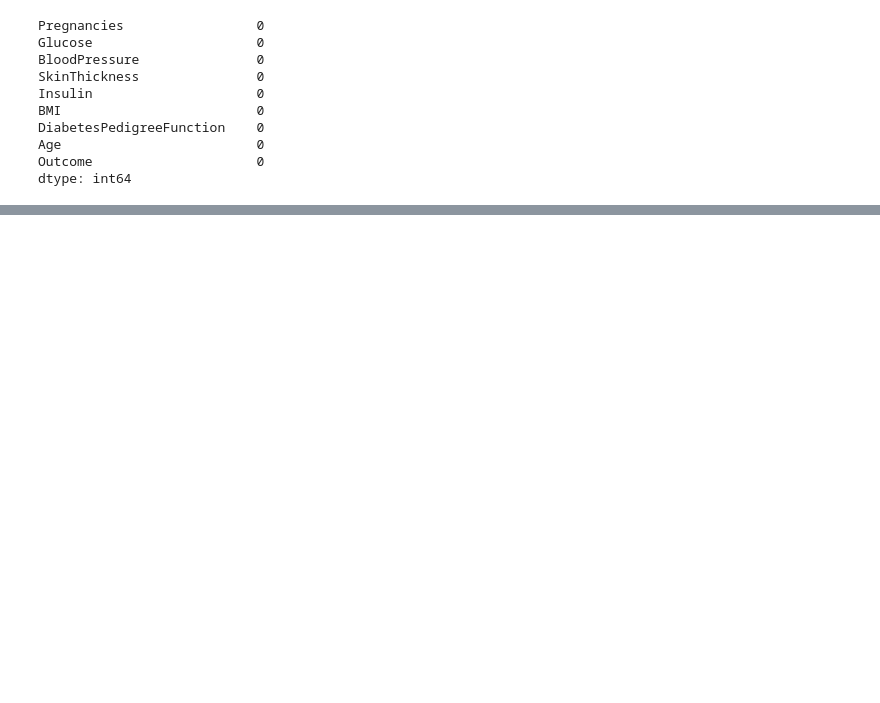
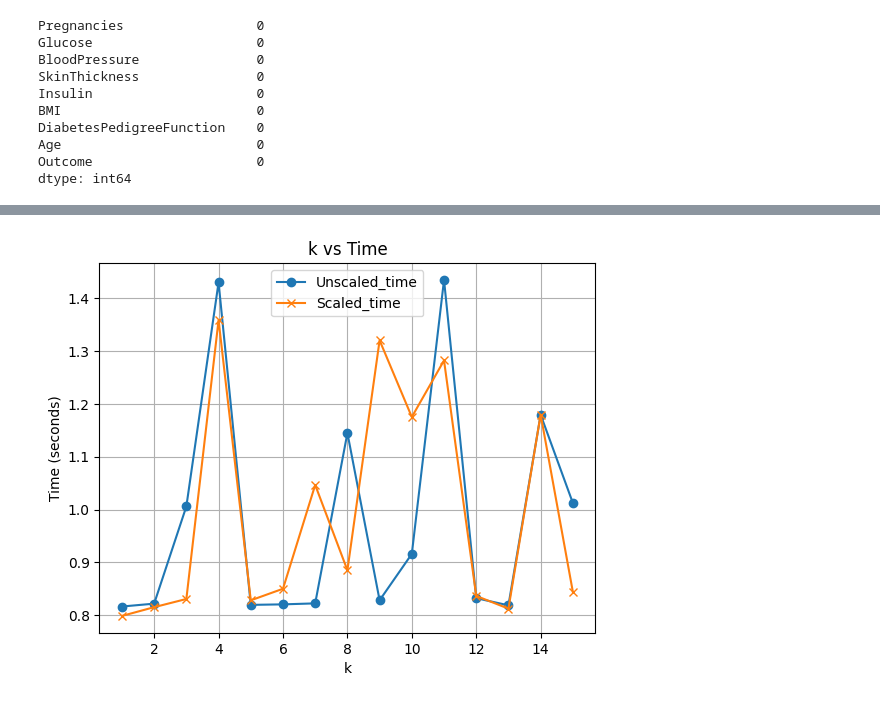
Before and after one commit to budhathoki10/Concept_and_Technology_of_AI, a Jupyter notebook: Worksheet4.ipynb, the cells around one changed output, grey strips where cells are left out. Saved outputs shown, nothing was run; the diff lists cells and outputs as text; code cells hidden in the pictures; blank space fills up the shorter version.

```diff
--- a/Worksheet4.ipynb
+++ b/Worksheet4.ipynb
@@ -109,0 +175,11 @@ plt.show()
+# %%
+plt.plot(k_values, time_unscaled, marker='o', label='Unscaled_time')
+plt.plot(k_values, time_scaled, marker='x', label='Scaled_time')
+plt.xlabel("k")
+plt.ylabel("Time (seconds)")
+plt.title("k vs Time")
+plt.legend()
+plt.grid(True)
+plt.show()
+# %% [output]
+[figure, added]
```
Also changed, not shown: parts of 7 cells of this notebook.
